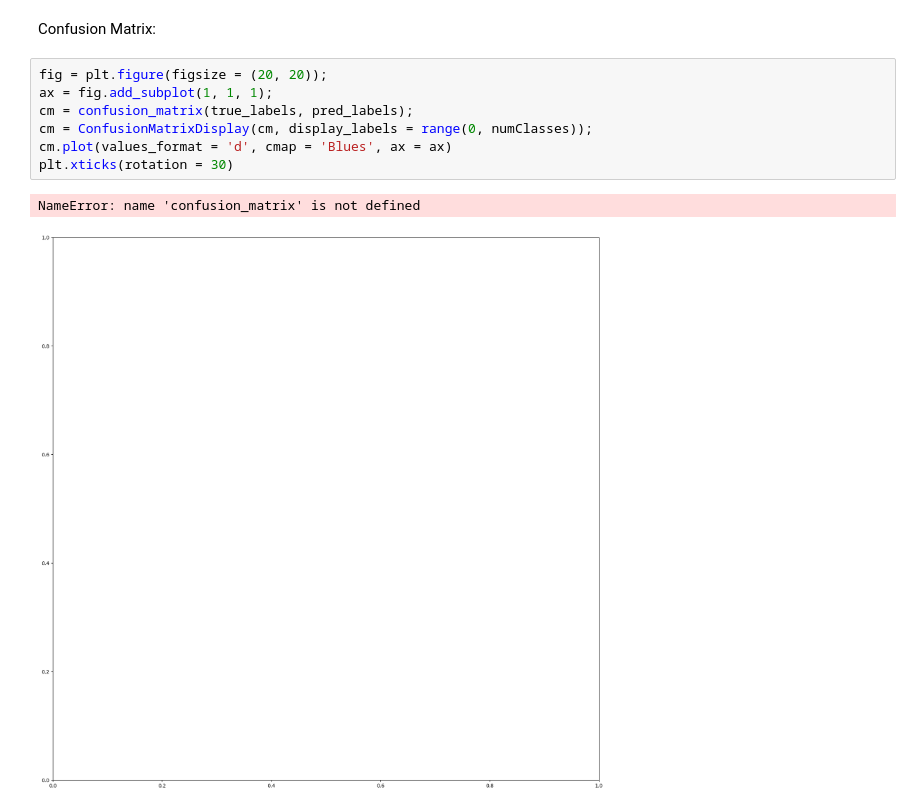
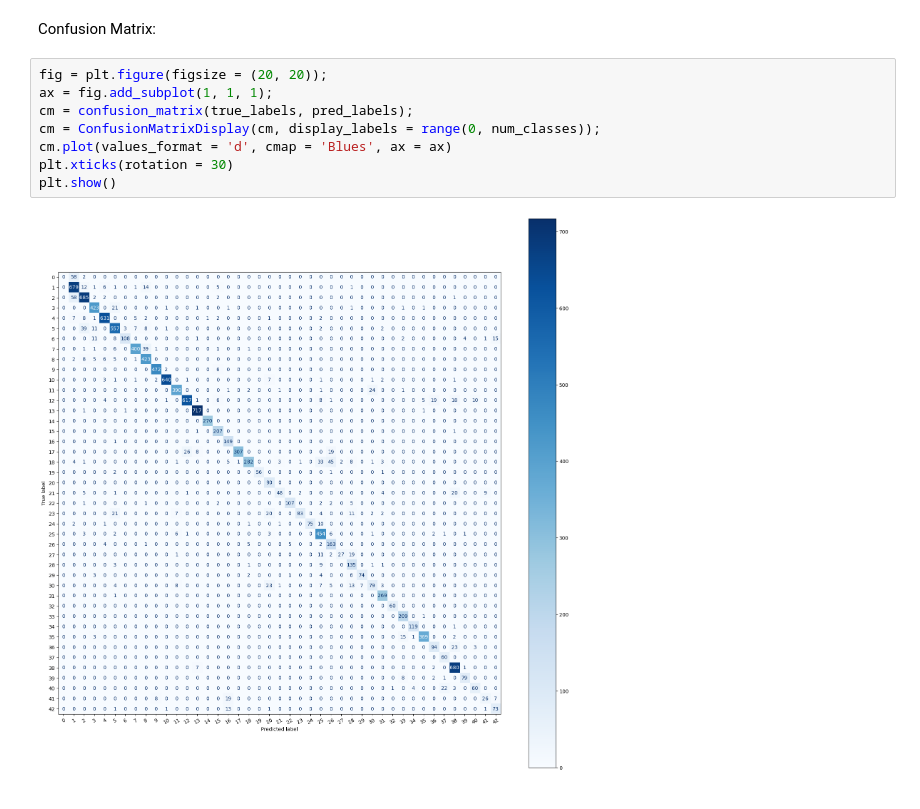
Before and after one commit to alvaroqsaldanha/Traffic-Sign-Classification, a Jupyter notebook: demo.ipynb, the cells around one changed output. Saved outputs shown, nothing was run; the diff lists cells and outputs as text.

```diff
--- a/demo.ipynb
+++ b/demo.ipynb
@@ -226,10 +242,10 @@ Confusion Matrix:
 # %%
 fig = plt.figure(figsize = (20, 20));
 ax = fig.add_subplot(1, 1, 1);
 cm = confusion_matrix(true_labels, pred_labels);
-cm = ConfusionMatrixDisplay(cm, display_labels = range(0, numClasses));
+cm = ConfusionMatrixDisplay(cm, display_labels = range(0, num_classes));
 cm.plot(values_format = 'd', cmap = 'Blues', ax = ax)
 plt.xticks(rotation = 30)
+plt.show()
 # %% [output]
-NameError: name 'confusion_matrix' is not defined
-[figure, old version]
+[figure, new version]
```
Also changed, not shown: parts of 4 cells of this notebook, 1 other file.
